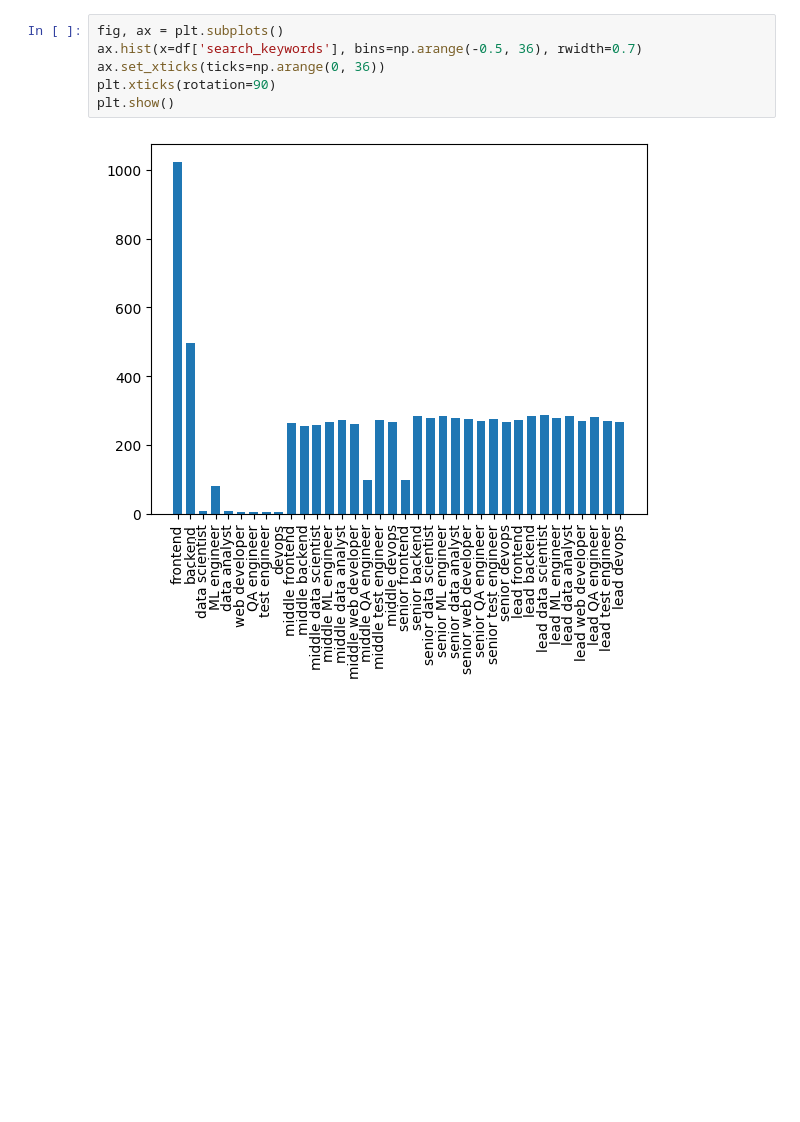
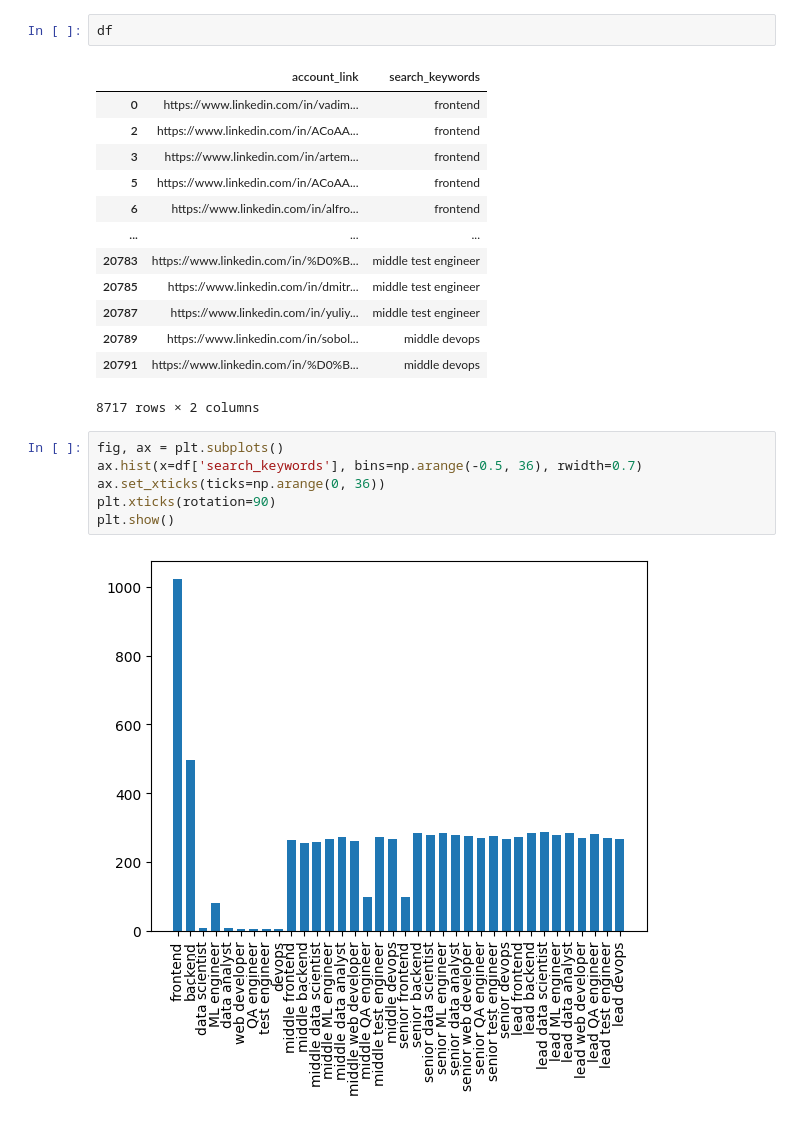
Before and after one commit to Akarinokadze/mentoring_hackathon, a Jupyter notebook: notebooks/experiments.ipynb, the cells around one changed output. Saved outputs shown, nothing was run; the diff lists cells and outputs as text; blank space fills up the shorter version.

```diff
--- a/notebooks/experiments.ipynb
+++ b/notebooks/experiments.ipynb
@@ -22,3 +33,19 @@ len(df['search_keywords'].unique())
+# %%
+df
+# %% [output]
+|  | account_link | search_keywords |
+| 0 | https://www.linkedin.com/in/vadim... | frontend |
+| 2 | https://www.linkedin.com/in/ACoAA... | frontend |
+| 3 | https://www.linkedin.com/in/artem... | frontend |
+| 5 | https://www.linkedin.com/in/ACoAA... | frontend |
+| 6 | https://www.linkedin.com/in/alfro... | frontend |
+| ... | ... | ... |
+| 20783 | https://www.linkedin.com/in/%D0%B... | middle test engineer |
+| 20785 | https://www.linkedin.com/in/dmitr... | middle test engineer |
+| 20787 | https://www.linkedin.com/in/yuliy... | middle test engineer |
+| 20789 | https://www.linkedin.com/in/sobol... | middle devops |
+| 20791 | https://www.linkedin.com/in/%D0%B... | middle devops |
+8717 rows × 2 columns
 # %%
 fig, ax = plt.subplots()
 ax.hist(x=df['search_keywords'], bins=np.arange(-0.5, 36), rwidth=0.7)
```
Also changed, not shown: parts of 7 cells of this notebook, 4 other files.
